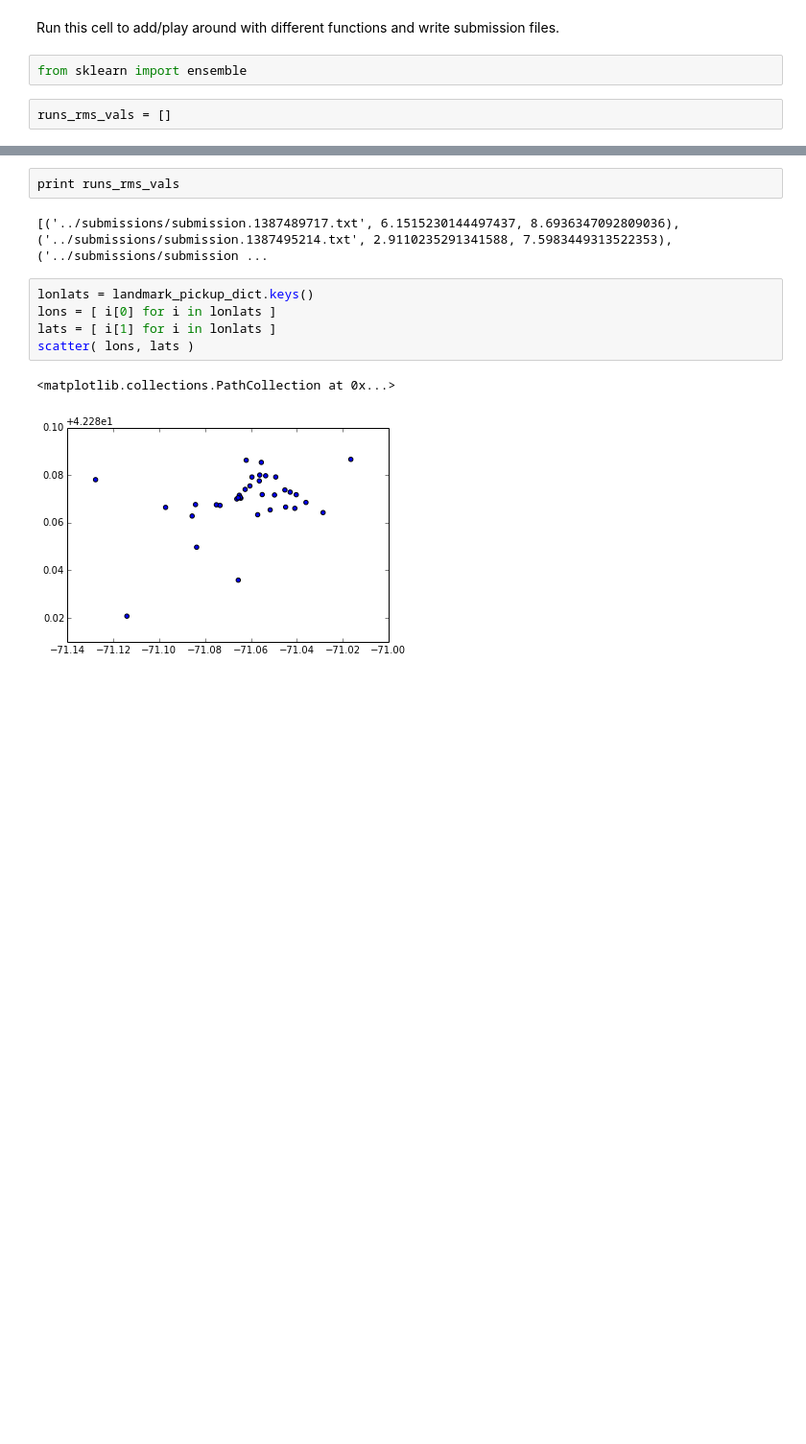
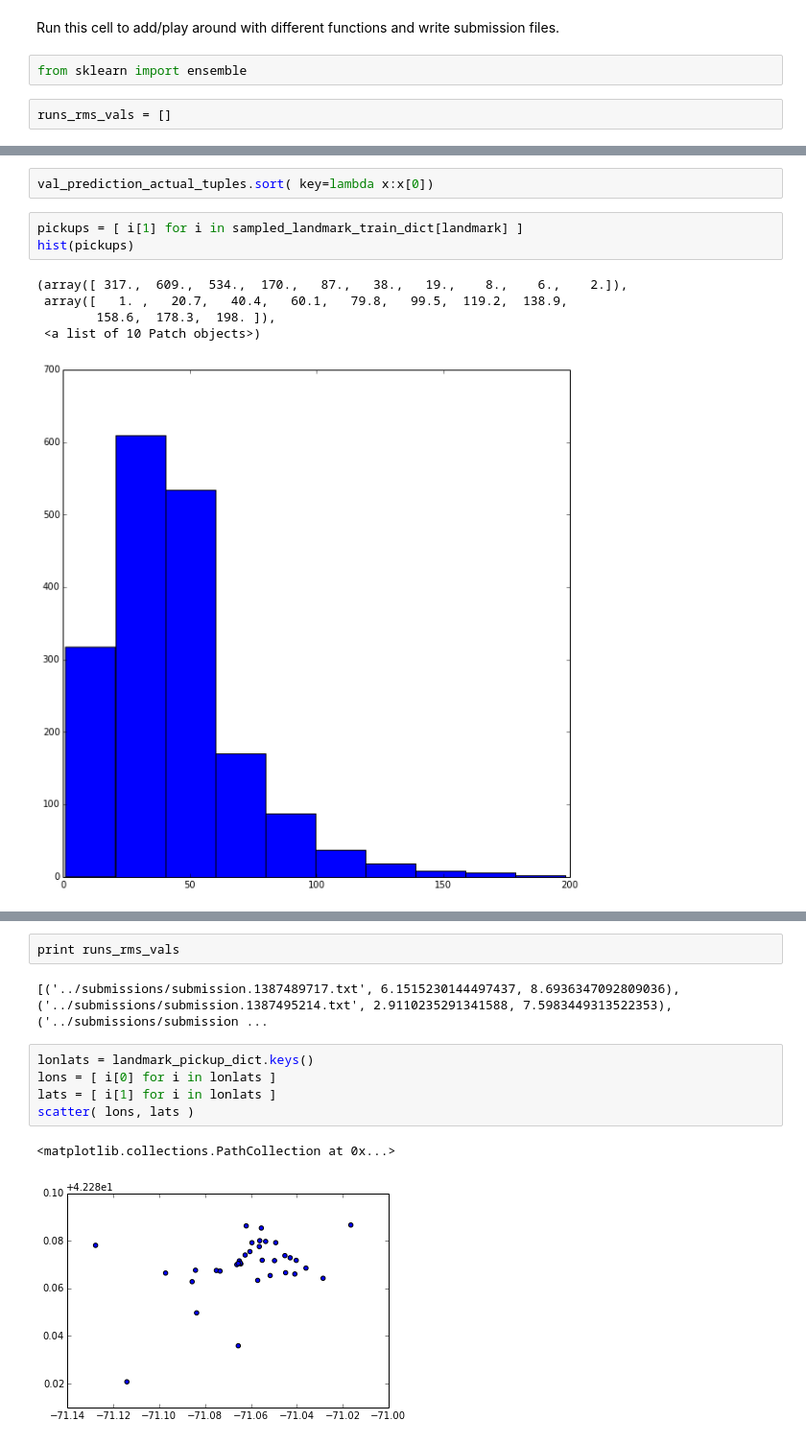
Before and after one commit to wpli/supervised-learning, a Jupyter notebook: notebooks/workbench.ipynb, the cells around one changed output, grey strips where cells are left out. Shown at 96% size. Saved outputs shown, nothing was run; the diff lists cells and outputs as text; blank space fills up the shorter version.

```diff
--- a/notebooks/workbench.ipynb
+++ b/notebooks/workbench.ipynb
@@ -253,0 +399,11 @@ Wrote ../submissions/submission.1387497291.txt.
+# %%
+val_prediction_actual_tuples.sort( key=lambda x:x[0])
+# %%
+pickups = [ i[1] for i in sampled_landmark_train_dict[landmark] ]
+hist(pickups)
+# %% [output]
+(array([ 317.,  609.,  534.,  170.,   87.,   38.,   19.,    8.,    6.,    2.]),
+ array([   1. ,   20.7,   40.4,   60.1,   79.8,   99.5,  119.2,  138.9,
+        158.6,  178.3,  198. ]),
+ <a list of 10 Patch objects>)
+[figure, added]
```
Also changed, not shown: parts of 16 cells of this notebook, 1 other file.
